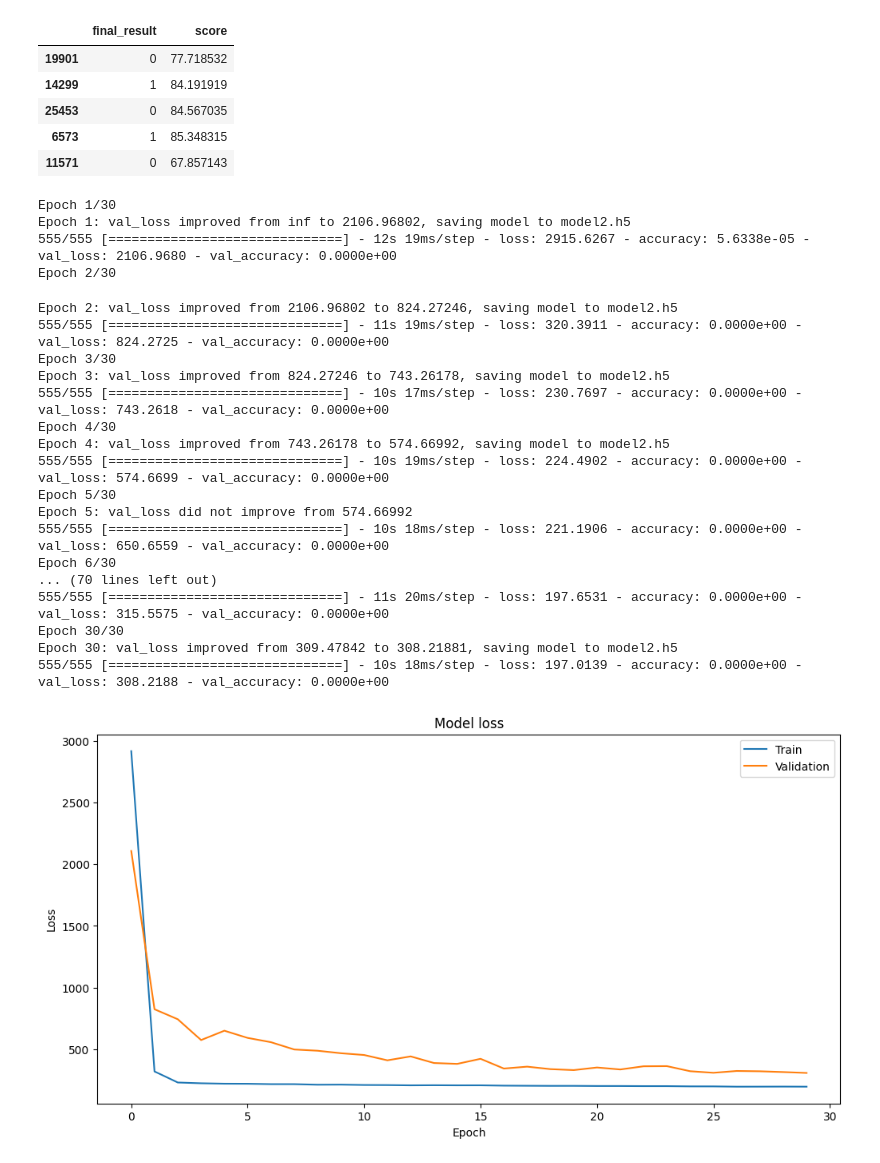
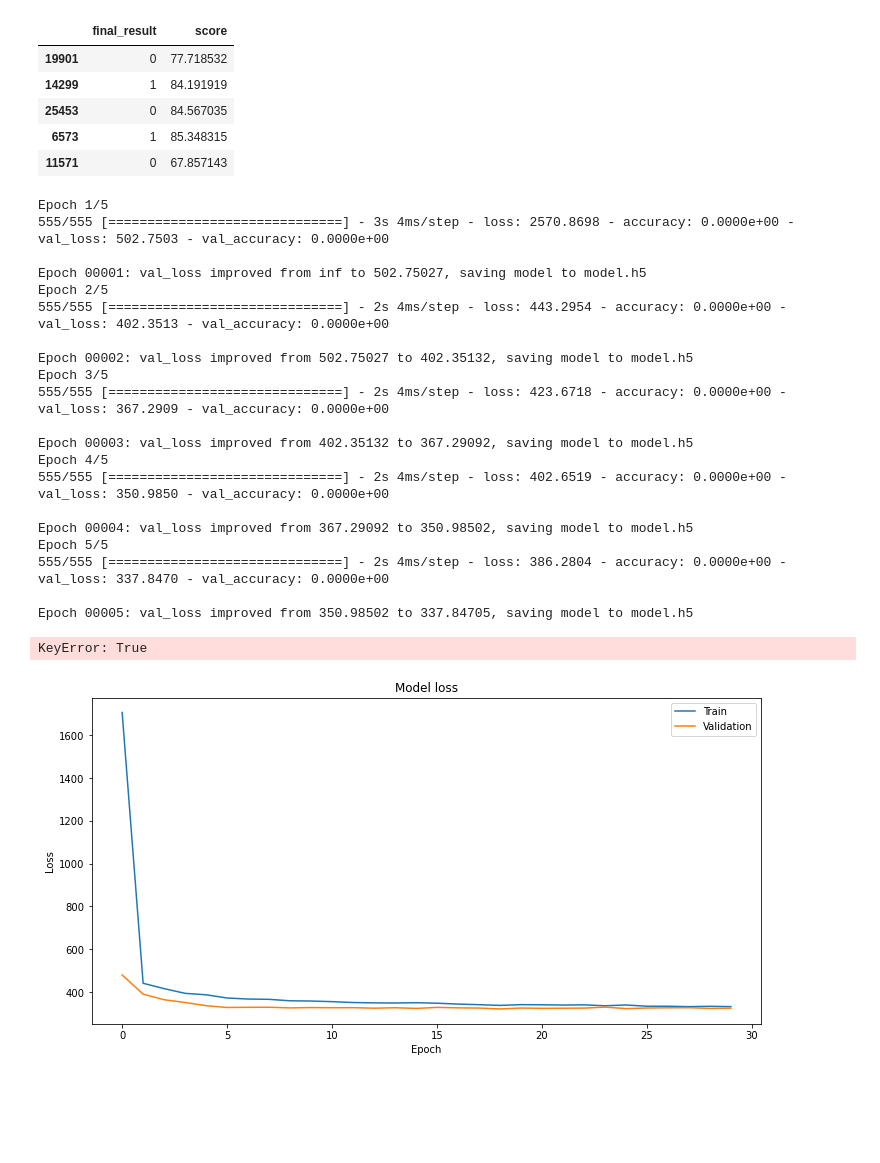
Before and after one commit to asns2001/451-Group_Project, a Jupyter notebook: peter_models.ipynb, the cells around one changed output. Cells and saved outputs as stored; diff of their text form; code cells hidden in the pictures; blank space fills up the shorter version.

```diff
--- a/peter_models.ipynb
+++ b/peter_models.ipynb
@@ -166,8 +174,8 @@ logistic regression
 # %%
 from sklearn.linear_model import LogisticRegression
 logreg = LogisticRegression(max_iter=10000)
-logreg.fit(X_train_dummy, y_train_dummy)
+logreg.fit(X_train_dummy, y_train_dummy['final_result'])
 
 y_pred = logreg.predict(X_test_dummy)
-acc = accuracy_score(y_test_dummy, y_pred)
+acc = accuracy_score(y_test_dummy['final_result'], y_pred)
 print('Accuracy Logistic Regression:', acc)
@@ -323,6 +333,7 @@ y_train_dummy.head()
 | 11571 | 0 | 67.857143 |
 # %%
 from tensorflow.keras.layers import Dropout, Input, Dense, BatchNormalization
+from tensorflow.keras.regularizers import l2
 import tensorflow as tf
 
 X_train_dummy_np = X_train_dummy.astype('float32')
@@ -330,26 +341,34 @@ y_train_dummy_np = y_train_dummy.drop(columns=['final_result']).astype('float32'
 
 input_layer = Input(shape=(X_train_dummy.shape[1],))
 
-dense = Dense(128, kernel_initializer=tf.keras.initializers.HeNormal())(input_layer)
+dense = Dense(128, kernel_initializer=tf.keras.initializers.HeNormal(), kernel_regularizer=l2(0.01))(input_layer)
 dense = BatchNormalization()(dense)
 dense = tf.keras.activations.relu(dense)
 dense = Dropout(0.2)(dense)
 
-dense = Dense(64, kernel_initializer=tf.keras.initializers.HeNormal())(dense)
+dense = Dense(128, kernel_initializer=tf.keras.initializers.HeNormal(), kernel_regularizer=l2(0.01))(dense)
 dense = BatchNormalization()(dense)
 dense = tf.keras.activations.relu(dense)
 dense = Dropout(0.2)(dense)
 
-dense = Dense(64, kernel_initializer=tf.keras.initializers.HeNormal())(dense)
+dense = Dense(128, kernel_initializer=tf.keras.initializers.HeNormal(), kernel_regularizer=l2(0.01))(dense)
 dense = BatchNormalization()(dense)
 dense = tf.keras.activations.relu(dense)
 dense = Dropout(0.2)(dense)
 
 output = Dense(1, activation='linear')(dense)
 
+model = tf.keras.models.Model(inputs=input_layer, outputs=output)
 model2 = tf.keras.models.Model(inputs=input_layer, outputs=output)
 
 checkpoint = tf.keras.callbacks.ModelCheckpoint(
+    filepath='model.h5',
+    monitor='val_loss',
+    verbose=1,
+    save_best_only=True,
+    mode='min'
+)
+checkpoint2 = tf.keras.callbacks.ModelCheckpoint(
     filepath='model2.h5',
     monitor='val_loss',
     verbose=1,
@@ -357,41 +376,50 @@ checkpoint = tf.keras.callbacks.ModelCheckpoint(
     mode='min'
 )
 
+model.compile(loss='mean_squared_error', optimizer='adam', metrics=['accuracy'])
 model2.compile(loss='mean_squared_error', optimizer='adam', metrics=['accuracy'])
-hist2 = model2.fit(X_train_dummy_np, y_train_dummy_np, epochs=30, batch_size=32, validation_split=0.2, callbacks=[checkpoint])
+hist = model.fit(X_train_dummy_np, y_train_dummy_np, epochs=5, batch_size=32, validation_split=0.2, callbacks=[checkpoint])
+
+#misclassified from the first
+preds1 = model.predict(X_train_dummy_np)
+predictions_classified = [1 if y >= 50 else 0 for y in preds1.flatten()]
+y_train_dummy_binary = [1 if y >= 50 else 0 for y in y_train_dummy['score']]
+misclassified = predictions_classified != y_train_dummy_binary
+
+model2.fit(X_train_dummy_np[misclassified], y_train_dummy_np[misclassified], epochs=5, batch_size=32, validation_split=0.2, callbacks=[checkpoint2])
 # %% [output]
-Epoch 1/30
-Epoch 1: val_loss improved from inf to 2106.96802, saving model to model2.h5
-555/555 [==============================] - 12s 19ms/step - loss: 2915.6267 - accuracy: 5.6338e-05 - val_loss: 2106.9680 - val_accuracy: 0.0000e+00
-Epoch 2/30
+Epoch 1/5
+555/555 [==============================] - 3s 4ms/step - loss: 2570.8698 - accuracy: 0.0000e+00 - val_loss: 502.7503 - val_accuracy: 0.0000e+00
+
+Epoch 00001: val_loss improved from inf to 502.75027, saving model to model.h5
+Epoch 2/5
+555/555 [==============================] - 2s 4ms/step - loss: 443.2954 - accuracy: 0.0000e+00 - val_loss: 402.3513 - val_accuracy: 0.0000e+00
+
+Epoch 00002: val_loss improved from 502.75027 to 402.35132, saving model to model.h5
+Epoch 3/5
+555/555 [==============================] - 2s 4ms/step - loss: 423.6718 - accuracy: 0.0000e+00 - val_loss: 367.2909 - val_accuracy: 0.0000e+00
+
+Epoch 00003: val_loss improved from 402.35132 to 367.29092, saving model to model.h5
+Epoch 4/5
+555/555 [==============================] - 2s 4ms/step - loss: 402.6519 - accuracy: 0.0000e+00 - val_loss: 350.9850 - val_accuracy: 0.0000e+00
+
+Epoch 00004: val_loss improved from 367.29092 to 350.98502, saving model to model.h5
+Epoch 5/5
+555/555 [==============================] - 2s 4ms/step - loss: 386.2804 - accuracy: 0.0000e+00 - val_loss: 337.8470 - val_accuracy: 0.0000e+00
+
+Epoch 00005: val_loss improved from 350.98502 to 337.84705, saving model to model.h5
-Epoch 2: val_loss improved from 2106.96802 to 824.27246, saving model to model2.h5
-555/555 [==============================] - 11s 19ms/step - loss: 320.3911 - accuracy: 0.0000e+00 - val_loss: 824.2725 - val_accuracy: 0.0000e+00
-Epoch 3/30
-Epoch 3: val_loss improved from 824.27246 to 743.26178, saving model to model2.h5
-555/555 [==============================] - 10s 17ms/step - loss: 230.7697 - accuracy: 0.0000e+00 - val_loss: 743.2618 - val_accuracy: 0.0000e+00
-Epoch 4/30
-Epoch 4: val_loss improved from 743.26178 to 574.66992, saving model to model2.h5
-555/555 [==============================] - 10s 19ms/step - loss: 224.4902 - accuracy: 0.0000e+00 - val_loss: 574.6699 - val_accuracy: 0.0000e+00
-Epoch 5/30
-Epoch 5: val_loss did not improve from 574.66992
-555/555 [==============================] - 10s 18ms/step - loss: 221.1906 - accuracy: 0.0000e+00 - val_loss: 650.6559 - val_accuracy: 0.0000e+00
-Epoch 6/30
-... (70 lines left out)
-555/555 [==============================] - 11s 20ms/step - loss: 197.6531 - accuracy: 0.0000e+00 - val_loss: 315.5575 - val_accuracy: 0.0000e+00
-Epoch 30/30
-Epoch 30: val_loss improved from 309.47842 to 308.21881, saving model to model2.h5
-555/555 [==============================] - 10s 18ms/step - loss: 197.0139 - accuracy: 0.0000e+00 - val_loss: 308.2188 - val_accuracy: 0.0000e+00
+KeyError: True
 # %%
 import matplotlib.pyplot as plt
 
 # Plot training & validation loss values
 plt.figure(figsize=(12, 6))
-plt.plot(hist2.history['loss'])
-plt.plot(hist2.history['val_loss'])
+plt.plot(hist.history['loss'])
+plt.plot(hist.history['val_loss'])
 plt.title('Model loss')
 plt.ylabel('Loss')
 plt.xlabel('Epoch')
 plt.legend(['Train', 'Validation'], loc='upper right')
 plt.show()
 # %% [output]
-[figure, old version]
+[figure, new version]
```
Also changed, not shown: parts of 5 cells of this notebook.
